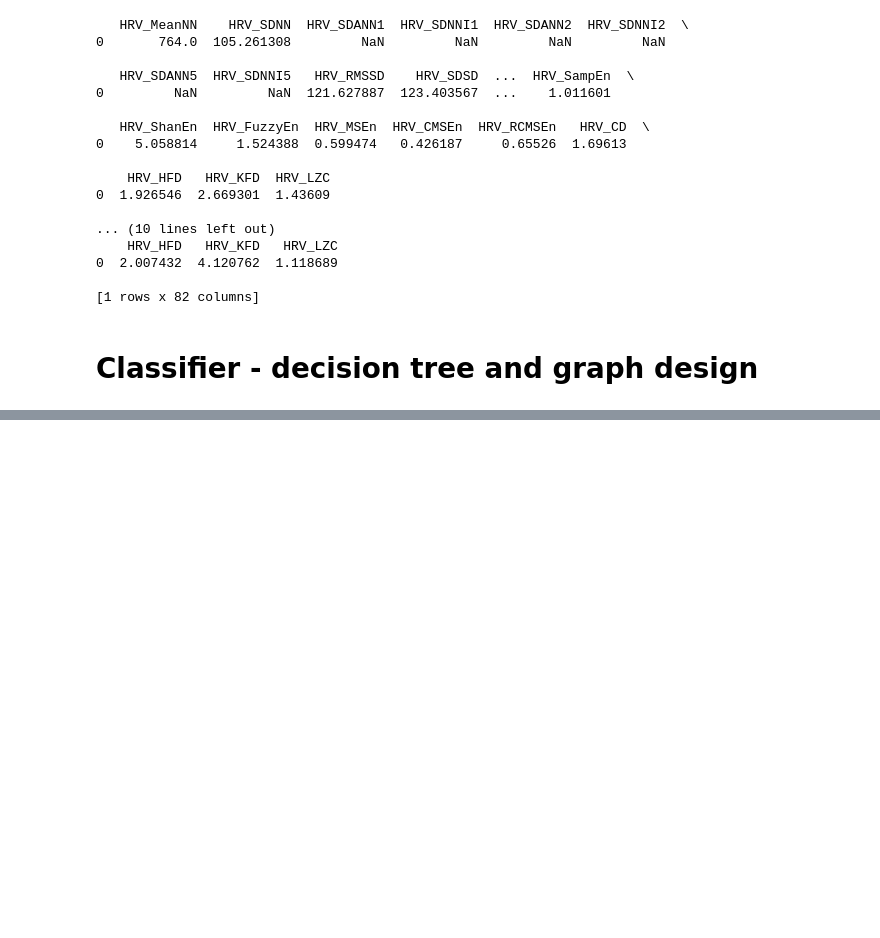
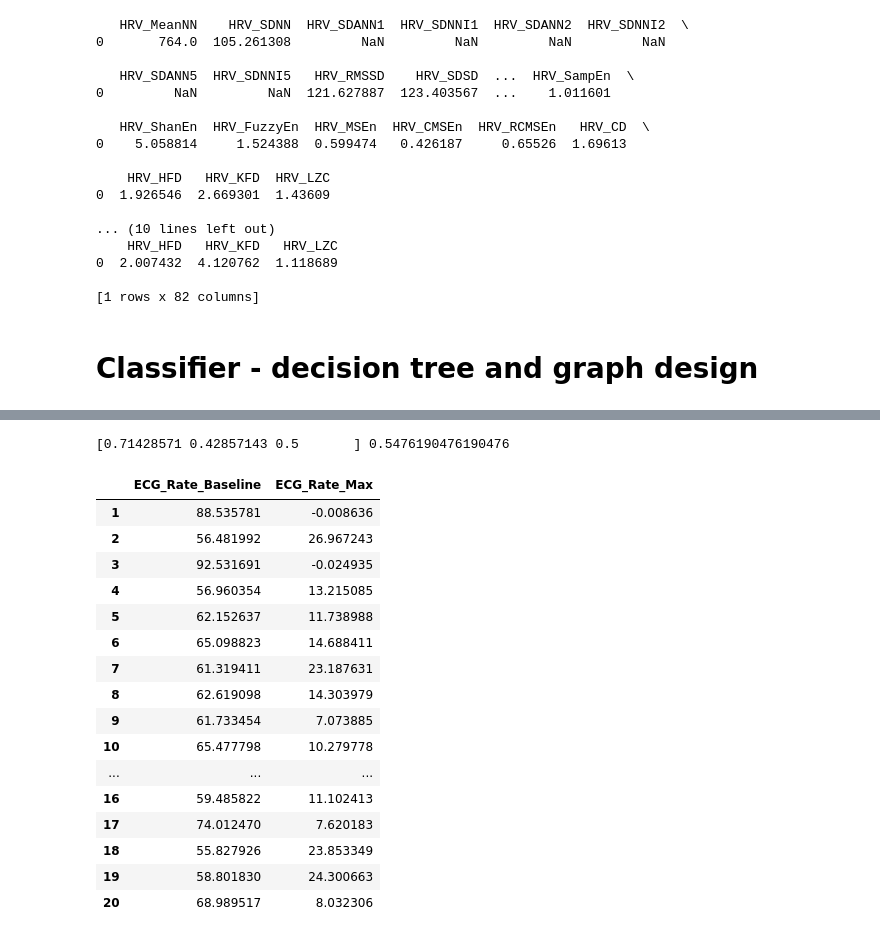
Before and after one commit to BertRiedl/coimbra_best, a Jupyter notebook: scripts/day_4.ipynb, the cells around one changed output, grey strips where cells are left out. Saved outputs shown, nothing was run; the diff lists cells and outputs as text; code cells hidden in the pictures; blank space fills up the shorter version.

```diff
--- a/scripts/day_4.ipynb
+++ b/scripts/day_4.ipynb
@@ -509,0 +433,21 @@ graph
+# %%
+# Create array X with the features and array y with the target variable
+X = analyze_epochs[['ECG_Rate_Baseline',
+       'ECG_Rate_Max', 'ECG_Rate_Min', 'ECG_Rate_Mean', 'ECG_Rate_SD',
+       'ECG_Rate_Max_Time', 'ECG_Rate_Min_Time', 'ECG_Rate_Trend_Linear',
+       'ECG_Rate_Trend_Quadratic', 'ECG_Rate_Trend_R2', 'ECG_Quality_Mean']]
+
+# Add coumns to X with the EDA features
+X['EDA_Mean'] = edaMean
+X['EDA_SD'] = edaSD
+X['EDA_Max'] = edaMax
+X['EDA_Min'] = edaMin
+
+# Add column to X with the Resp features
+X['Resp_Mean'] = rMean
+X['Resp_SD'] = rSD
+X['Resp_Max'] = rMax
+X['Resp_Min'] = rMin
+
+
+y = analyze_epochs['Condition']
@@ -509,0 +465,18 @@ graph
+# %%
+
+from sklearn.neighbors import KNeighborsClassifier
+
+
+model = KNeighborsClassifier(n_neighbors=3)
+model.fit(X, y)
+
+scores = cross_val_score(estimator=model,
+                         X=X,
+                        y=y,
+                        cv=3,
+                        scoring='accuracy')
+
+
+print(scores, scores.mean())
+# %% [output]
+[0.71428571 0.42857143 0.5       ] 0.5476190476190476
@@ -509,0 +494,20 @@ graph
+# %%
+X_knn_demo
+# %% [output]
+|  | ECG_Rate_Baseline | ECG_Rate_Max |
+| 1 | 88.535781 | -0.008636 |
+| 2 | 56.481992 | 26.967243 |
+| 3 | 92.531691 | -0.024935 |
+| 4 | 56.960354 | 13.215085 |
+| 5 | 62.152637 | 11.738988 |
+| 6 | 65.098823 | 14.688411 |
+| 7 | 61.319411 | 23.187631 |
+| 8 | 62.619098 | 14.303979 |
+| 9 | 61.733454 | 7.073885 |
+| 10 | 65.477798 | 10.279778 |
+| ... | ... | ... |
+| 16 | 59.485822 | 11.102413 |
+| 17 | 74.012470 | 7.620183 |
+| 18 | 55.827926 | 23.853349 |
+| 19 | 58.801830 | 24.300663 |
+| 20 | 68.989517 | 8.032306 |
```
Also changed, not shown: parts of 11 cells of this notebook, 3 other files.
